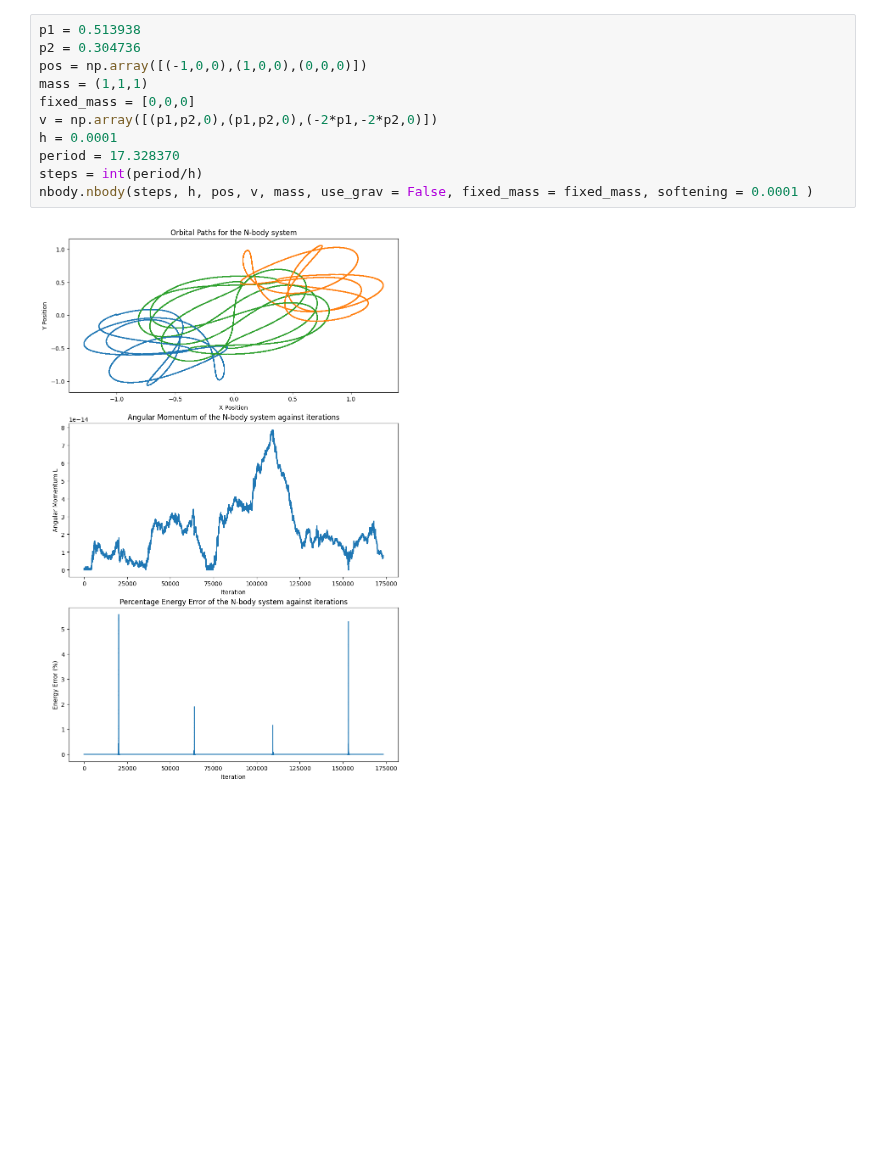
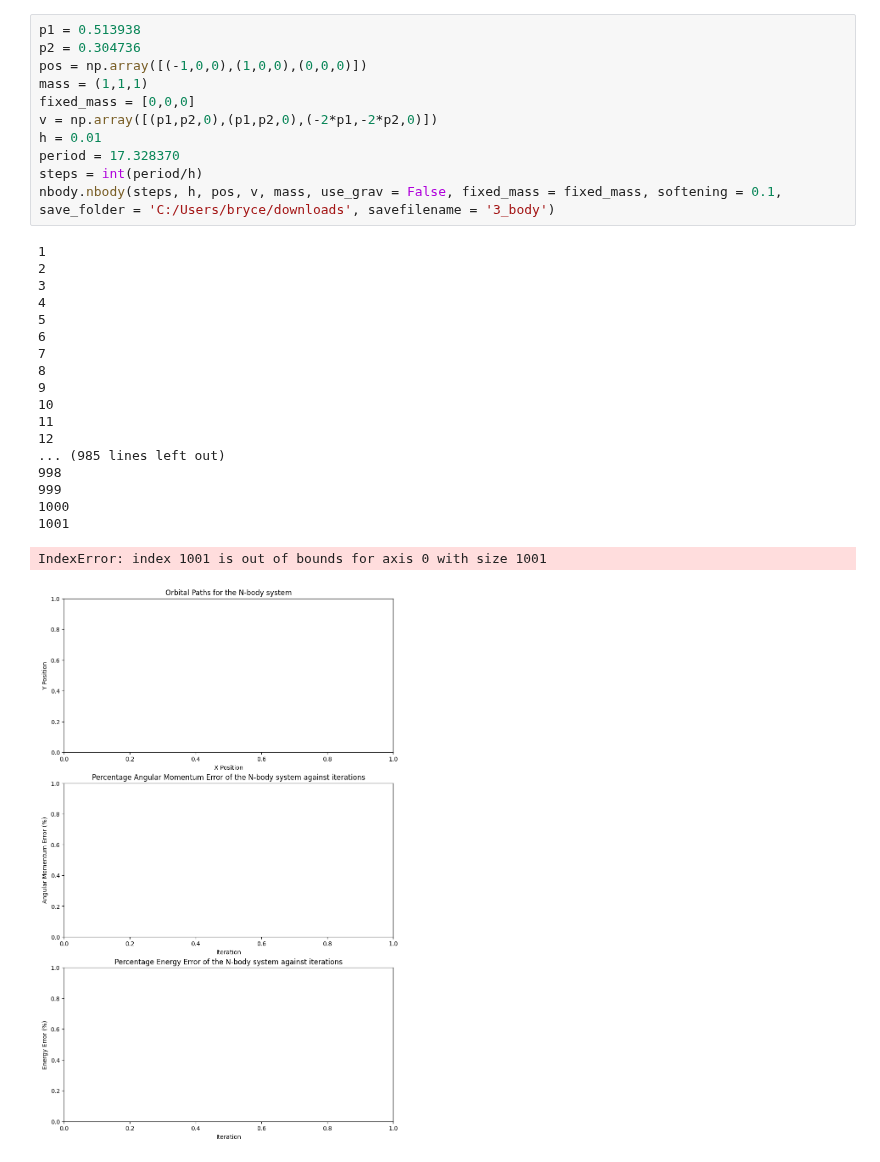
Before and after one commit to BryceDixon/Computational, a Jupyter notebook: assesment2/test.ipynb, the cells around one changed output. Drawn from its saved outputs; the diff is of its cells as text; blank space fills up the shorter version.

```diff
--- a/assesment2/test.ipynb
+++ b/assesment2/test.ipynb
@@ -21,13 +36,31 @@ nbody.nbody(1000, 0.01, pos, v, mass, use_grav = False, fixed_mass = fixed_mass,
 # %%
 p1 = 0.513938
 p2 = 0.304736
 pos = np.array([(-1,0,0),(1,0,0),(0,0,0)])
 mass = (1,1,1)
 fixed_mass = [0,0,0]
 v = np.array([(p1,p2,0),(p1,p2,0),(-2*p1,-2*p2,0)])
-h = 0.0001
+h = 0.01
 period = 17.328370
 steps = int(period/h)
-nbody.nbody(steps, h, pos, v, mass, use_grav = False, fixed_mass = fixed_mass, softening = 0.0001 )
+nbody.nbody(steps, h, pos, v, mass, use_grav = False, fixed_mass = fixed_mass, softening = 0.1, save_folder = 'C:/Users/bryce/downloads', savefilename = '3_body')
 # %% [output]
+1
+2
+3
+4
+5
+6
+7
+8
+9
+10
+11
+12
+... (985 lines left out)
+998
+999
+1000
+1001
+IndexError: index 1001 is out of bounds for axis 0 with size 1001
-[figure, old version]
+[figure, new version]
```
Also changed, not shown: parts of 7 cells of this notebook, 3 other files.
